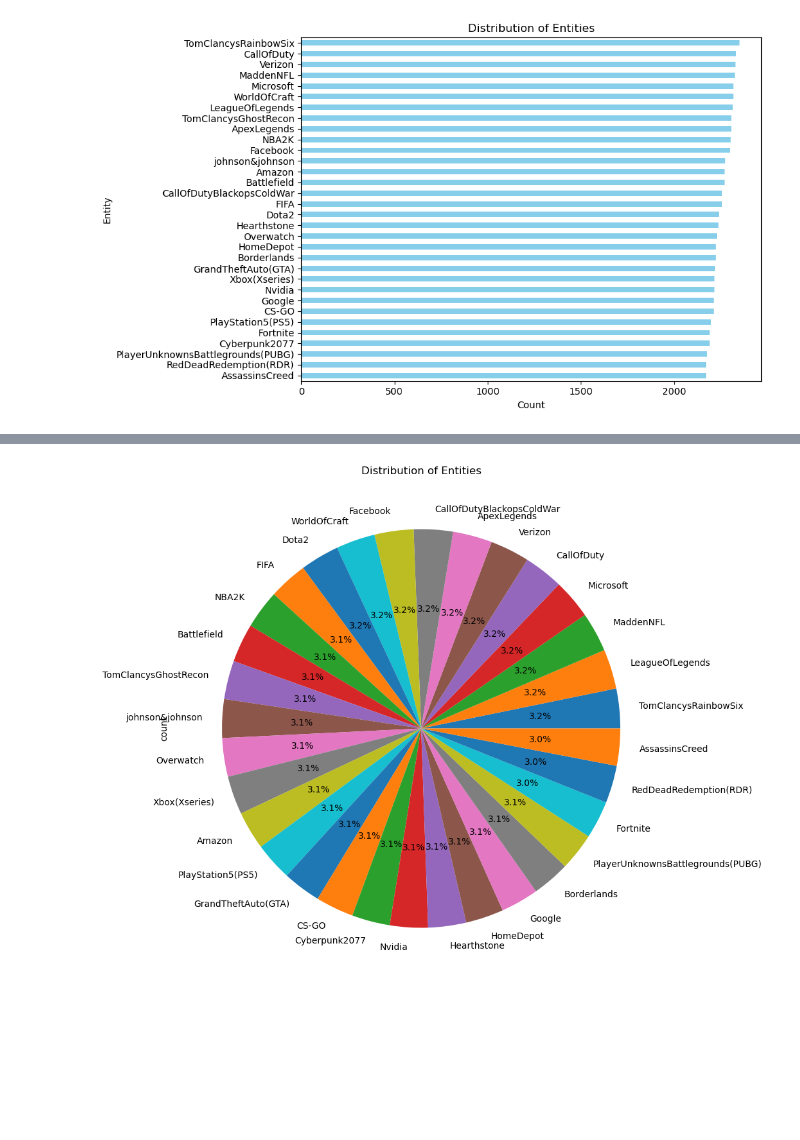
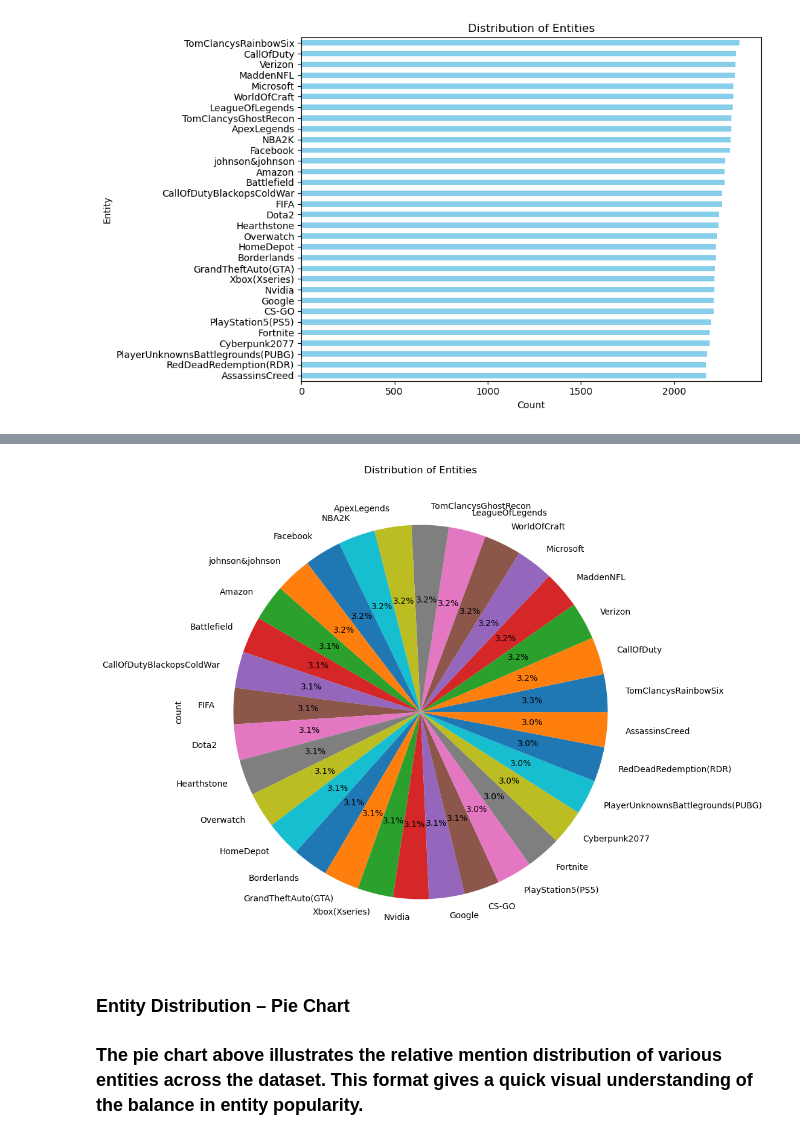
Before and after one commit to addysenpai1/ProdigyInsternshiptasks, a Jupyter notebook: Task4.ipynb, the cells around one changed output, grey strips where cells are left out. Cells and saved outputs as stored; diff of their text form; code cells hidden in the pictures; blank space fills up the shorter version.

```diff
--- a/Task4.ipynb
+++ b/Task4.ipynb
@@ -130,8 +153,12 @@ Passing `palette` without assigning `hue` is deprecated and will be removed in v
 [figure]
 # %%
-entity_content=twitts['entity'].value_counts()
+entity_content=data['entity'].value_counts()
 entity_content.plot(kind='pie', autopct='%1.1f%%', figsize=(10, 12))
 plt.title('Distribution of Entities')
 plt.show()
 # %% [output]
-[figure, old version]
+[figure, new version]
+# %% [markdown]
+### Entity Distribution – Pie Chart
+
+### The pie chart above illustrates the **relative mention distribution** of various entities across the dataset. This format gives a quick visual understanding of the balance in entity popularity.
```
Also changed, not shown: parts of 12 cells of this notebook, 4 other files.
